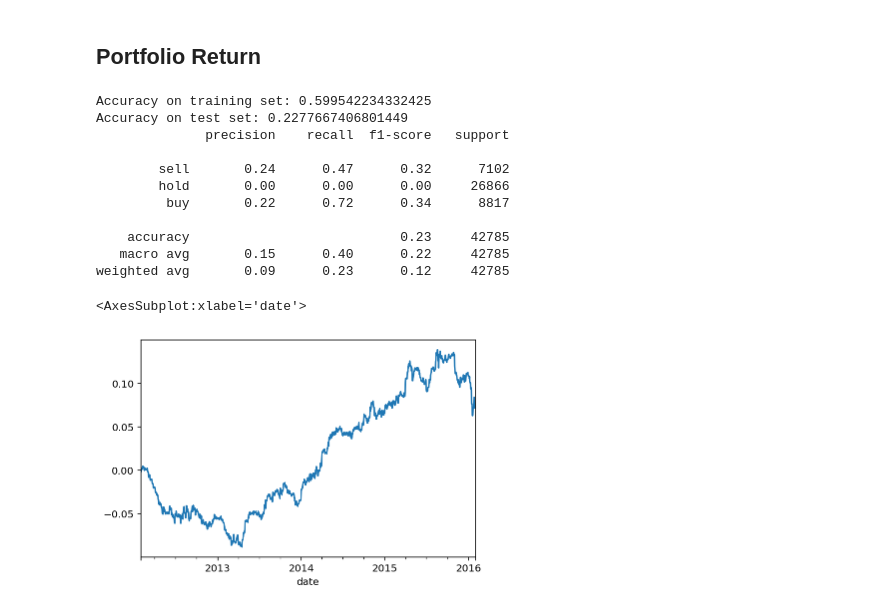
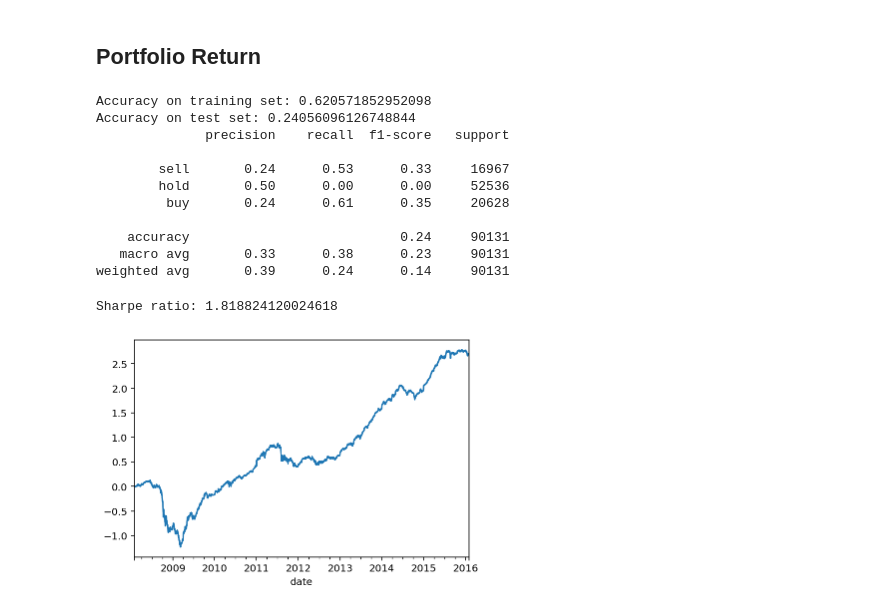
Before and after one commit to iewaij/tseu, a Jupyter notebook: notebooks/fundamental_backtest_mooom.ipynb, the cells around one changed output. Drawn from its saved outputs; the diff is of its cells as text; code cells hidden in the pictures.

```diff
--- a/notebooks/fundamental_backtest_mooom.ipynb
+++ b/notebooks/fundamental_backtest_mooom.ipynb
@@ -206,8 +206,8 @@ data.plot(kind='barh')
 # %% [markdown]
 ## Portfolio Return
 # %%
-df_train = df_mom.xs(slice("2002-01-01", "2012-01-01"), level="date", drop_level=False).groupby("date").apply(extreme)
-df_test = df_mom.xs(slice("2012-01-01", "2016-01-01"), level="date", drop_level=False)
+df_train = df_mom.xs(slice("2002-01-01", "2008-01-01"), level="date", drop_level=False).groupby("date").apply(extreme)
+df_test = df_mom.xs(slice("2008-01-01", "2016-01-01"), level="date", drop_level=False)
 X_train = df_train.drop(["y"], axis=1).to_numpy()
 y_train= threshold(df_train.y)
 X_test = df_test.drop(["y"], axis=1).to_numpy()
@@ -220,17 +220,17 @@ test_score = accuracy_score(y_test, y_pred)
 print(f"Accuracy on training set: {train_score}\nAccuracy on test set: {test_score}")
 print(classification_report(y_test, y_pred, target_names=["sell", "hold", "buy"]))
 # %% [output]
-Accuracy on training set: 0.599542234332425
-Accuracy on test set: 0.2277667406801449
+Accuracy on training set: 0.620571852952098
+Accuracy on test set: 0.24056096126748844
               precision    recall  f1-score   support
 
-        sell       0.24      0.47      0.32      7102
-        hold       0.00      0.00      0.00     26866
-         buy       0.22      0.72      0.34      8817
+        sell       0.24      0.53      0.33     16967
+        hold       0.50      0.00      0.00     52536
+         buy       0.24      0.61      0.35     20628
 
-    accuracy                           0.23     42785
-   macro avg       0.15      0.40      0.22     42785
-weighted avg       0.09      0.23      0.12     42785
+    accuracy                           0.24     90131
+   macro avg       0.33      0.38      0.23     90131
+weighted avg       0.39      0.24      0.14     90131
 # %%
 def frame_to_signals(frame, estimator):
     X = frame.drop(columns="y").to_numpy()
@@ -269,10 +269,10 @@ def signals_to_positions(short_signal, long_signal, n=10, months=3, weight="equa
     neutral_position = pd.concat([short_position, long_position]).groupby(["gvkey", "date"]).agg("sum")
     return short_position, long_position, neutral_position
 # %%
-def position_to_margin(data, position, tx=-0.002, method="log", rebalance=True):
+def position_to_margin(data, position, tx=-0.001, method="log", rebalance=True):
     merged = pd.merge(position.rename("position"), data.close, how="left", left_index=True, right_index=True)
     merged["close"] = merged.close.groupby("gvkey").fillna(method="ffill")
-    merged["tx"] = np.where(position.shift(1) != position, -0.002, 0)
+    merged["tx"] = np.where(position.shift(1) != position, tx, 0)
     if method == "log":
         merged["margin"] = merged.close.groupby("gvkey").transform(lambda x: np.log(x / x.shift(1))).fillna(0)
         margin = merged.position * merged.margin + merged.tx
@@ -282,18 +282,31 @@ def position_to_margin(data, position, tx=-0.002, method="log", rebalance=True):
         merged["margin"] = merged.close.groupby("gvkey").transform(lambda x: x.pct_change(1)).fillna(0)
         margin = merged.position * merged.margin + merged.tx
         margin = margin + merged.tx * abs(margin) * 2
-        margin = (margin.droplevel("gvkey").resample("D").mean() + 1).cumprod()
-    if not rebalance:
-        margin = merged.position * merged.margin
-        margin = margin.groupby("gvkey").cumsum().droplevel("gvkey").resample("D").mean()
+        margin = (margin.droplevel("gvkey").resample("D").mean()+1).cumprod()
+    # if not rebalance:
+    #     margin = merged.position * merged.margin
+    #     margin = margin.groupby("gvkey").cumsum().droplevel("gvkey").resample("D").mean()
     return margin
+# %%
+def sharpe_ratio(data, position):
+    merged = pd.merge(position.rename("position"), data.close, how="left", left_index=True, right_index=True)
+    merged["close"] = merged.close.groupby("gvkey").fillna(method="ffill")
+    merged["tx"] = np.where(position.shift(1) != position, -0.002, 0)
+    merged["margin"] = merged.close.groupby("gvkey").transform(lambda x: x.pct_change(1)).fillna(0)
+    margin = merged.position * merged.margin + merged.tx
+    margin = margin + merged.tx * abs(margin) * 2
+    margin = margin.droplevel("gvkey").resample("D").mean()
+    return margin.mean() / margin.std() * np.sqrt(252)
 # %%
 data = pd.read_parquet("../data/daily_price_backtest.parquet")
-data = data[data.index.get_level_values("gvkey") != '249103']
+data = data[~data.index.get_level_values("gvkey").isin(['104843', '249103'])]
 short_signal, long_signal = frame_to_signals(df_test, xgb_clf)
 short_position, long_position, neutral_position = signals_to_positions(short_signal, long_signal, n=30, months=3, weight="equal")
-margin = position_to_margin(data, neutral_position, method="log")
-margin.plot()
-# %% [output]
-<AxesSubplot:xlabel='date'>
-[figure, removed]
+# %%
+margin = position_to_margin(data, long_position, method="log")
+margin.plot()
+sharpe = sharpe_ratio(data, long_position)
+print(f"Sharpe ratio: {sharpe}")
+# %% [output]
+Sharpe ratio: 1.818824120024618
+[figure, added]
```
